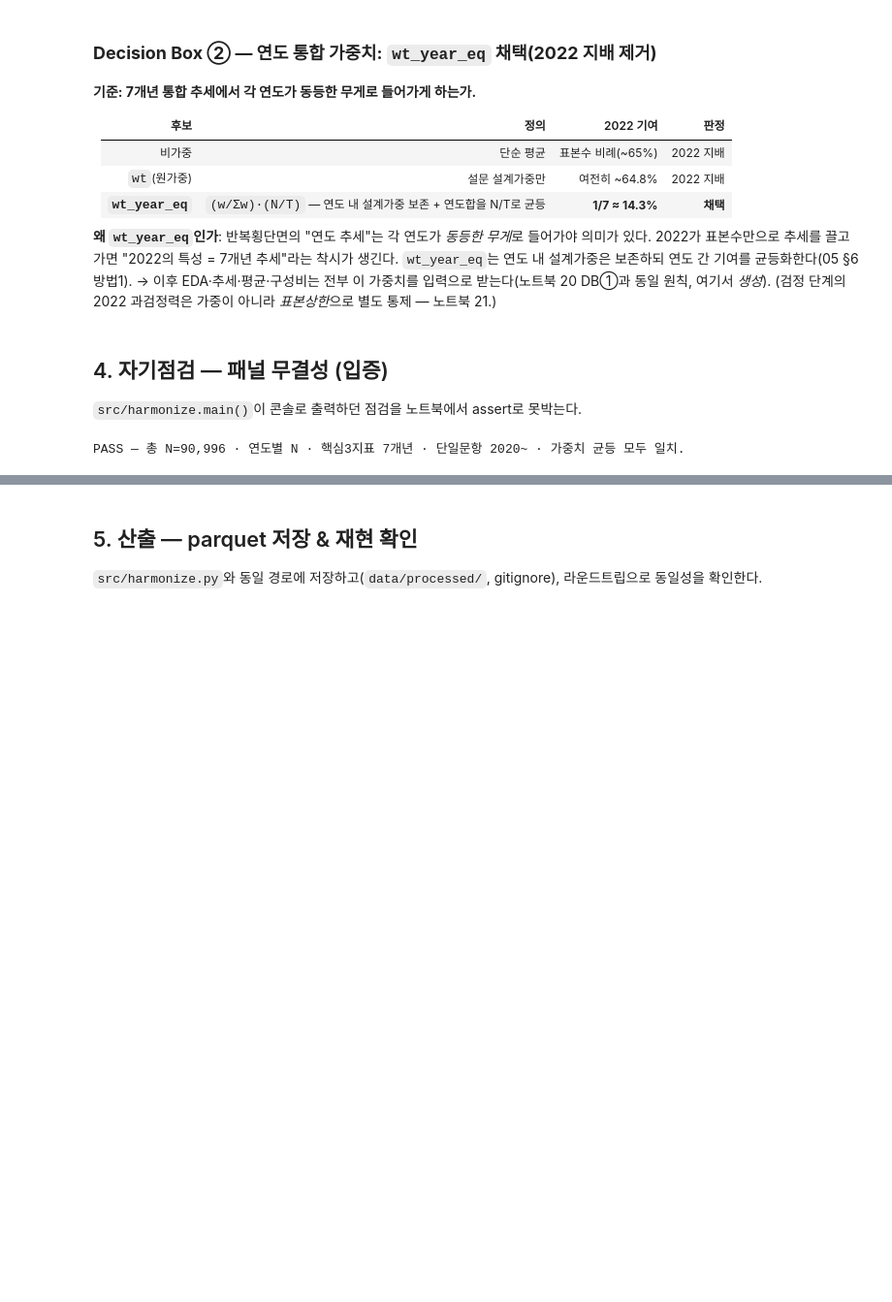
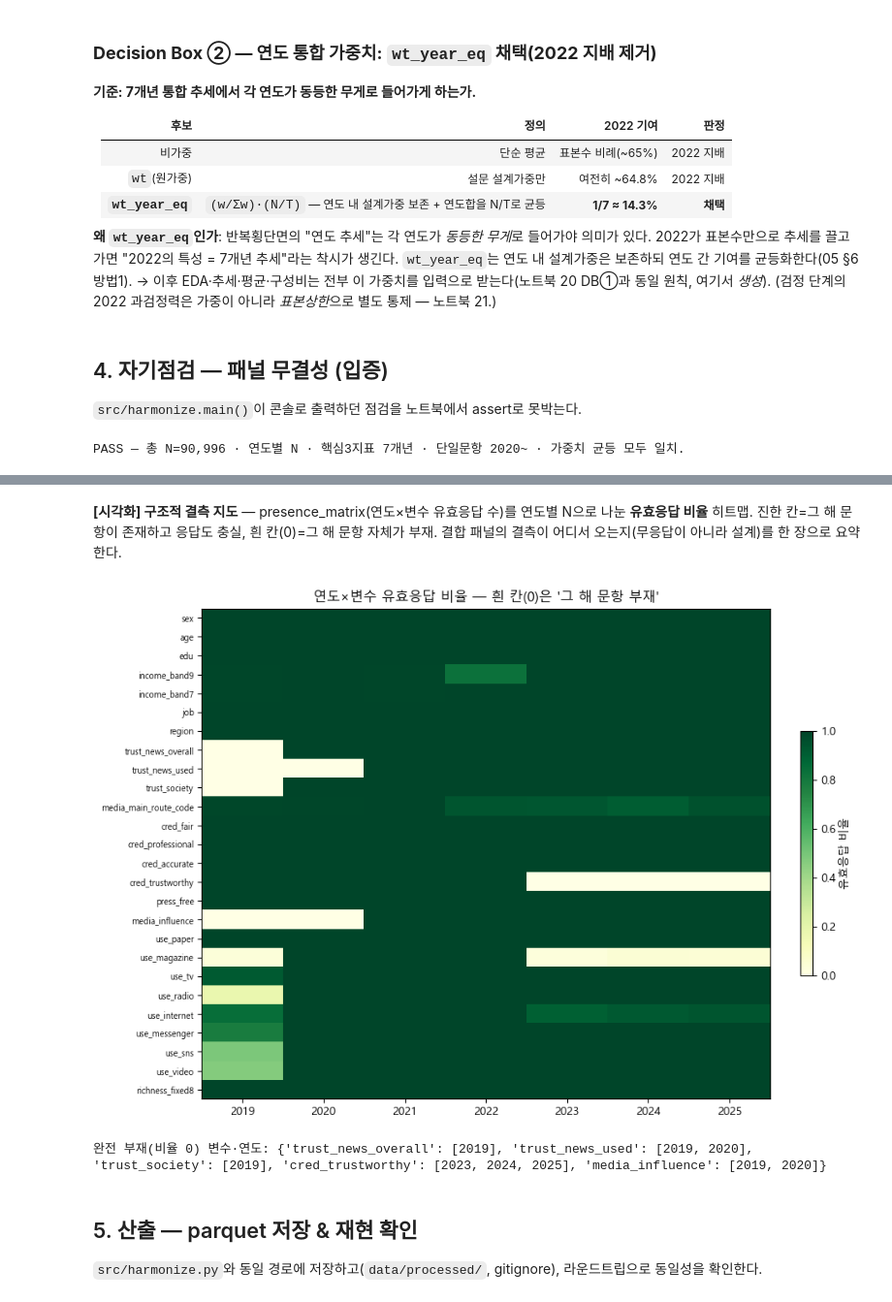
Before and after one commit to Dacon-Organization/Media-Statistics-Analysis-and-Utilization-Competition, a Jupyter notebook: notebooks/11-data-prep-harmonize.ipynb, the cells around one changed output, grey strips where cells are left out. Shown at 97% size. Saved outputs shown, nothing was run; the diff lists cells and outputs as text; code cells hidden in the pictures; blank space fills up the shorter version.

```diff
--- a/notebooks/11-data-prep-harmonize.ipynb
+++ b/notebooks/11-data-prep-harmonize.ipynb
@@ -286,3 +287,21 @@ pm
+# %% [markdown]
+**[시각화] 구조적 결측 지도** — presence_matrix(연도×변수 유효응답 수)를 연도별 N으로 나눈 **유효응답 비율** 히트맵. 진한 칸=그 해 문항이 존재하고 응답도 충실, 흰 칸(0)=그 해 문항 자체가 부재. 결합 패널의 결측이 어디서 오는지(무응답이 아니라 설계)를 한 장으로 요약한다.
+# %%
+# [시각화] presence_matrix → 유효응답 비율 히트맵
+prop = pm.drop(columns=["N"]).div(pm["N"], axis=0)      # 0~1
+fig, ax = plt.subplots(figsize=(9.5, max(4.0, 0.26 * prop.shape[1])))
+im = ax.imshow(prop.T.values, cmap="YlGn", vmin=0, vmax=1, aspect="auto")
+ax.set_xticks(range(len(prop.index))); ax.set_xticklabels(prop.index)
+ax.set_yticks(range(prop.shape[1])); ax.set_yticklabels(prop.columns, fontsize=7.5)
+ax.set_title("연도×변수 유효응답 비율 — 흰 칸(0)은 '그 해 문항 부재'")
+fig.colorbar(im, ax=ax, fraction=0.02, label="유효응답 비율")
+fig.tight_layout(); plt.show()
+zero = {c: [int(y) for y in prop.index[prop[c] == 0]]
+        for c in prop.columns if (prop[c] == 0).any()}
+print("완전 부재(비율 0) 변수·연도:", zero if zero else "없음")
+# %% [output]
+[figure, added]
+완전 부재(비율 0) 변수·연도: {'trust_news_overall': [2019], 'trust_news_used': [2019, 2020], 'trust_society': [2019], 'cred_trustworthy': [2023, 2024, 2025], 'media_influence': [2019, 2020]}
 # %% [markdown]
 ## 5. 산출 — parquet 저장 & 재현 확인
 
```
Also changed, not shown: parts of 7 cells of this notebook, 12 other files.
